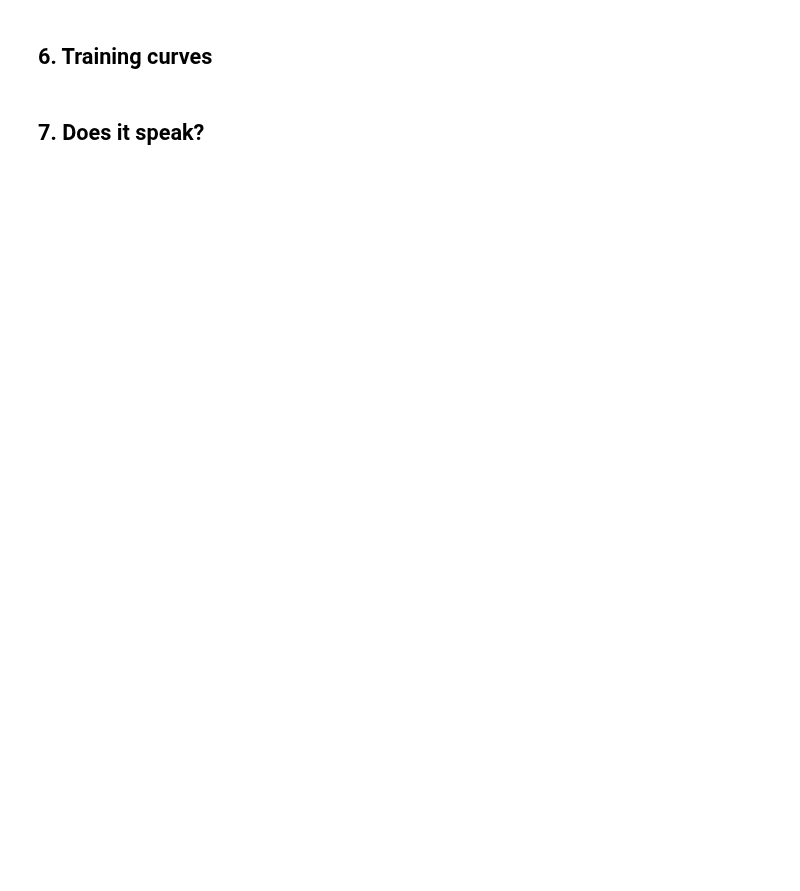
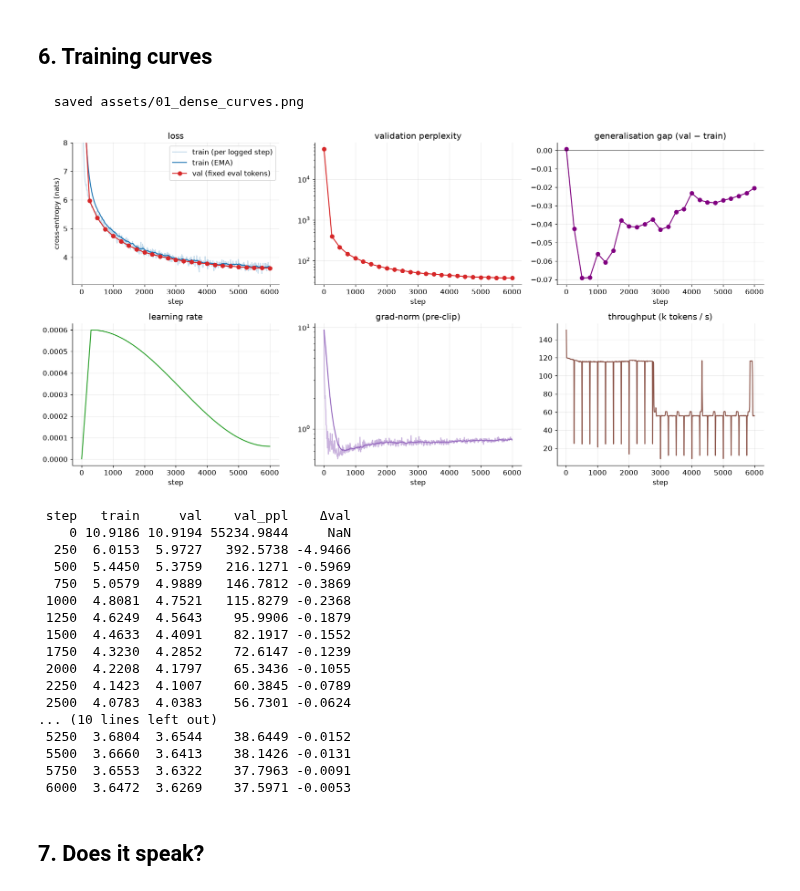
Before and after one commit to RaviNaik/ERA, a Jupyter notebook: v5/session14/moe_experiments/notebooks/01_dense_baseline.ipynb, the cells around one changed output. Saved outputs shown, nothing was run; the diff lists cells and outputs as text; code cells hidden in the pictures; blank space fills up the shorter version.

```diff
--- a/v5/session14/moe_experiments/notebooks/01_dense_baseline.ipynb
+++ b/v5/session14/moe_experiments/notebooks/01_dense_baseline.ipynb
@@ -171,35 +323,78 @@ print("\nsaved:", os.path.join(ckpt_dir(), "dense.pt"))
 # %%
 H = load_history("dense")
 steps = np.array(H["step"])
 fig, axs = plt.subplots(2, 3, figsize=(16, 8))
 
 ax = axs[0, 0]
 ax.plot(steps, H["loss"], alpha=0.25, color="#1f77b4", label="train (per logged step)")
 ax.plot(steps, ema(H["loss"], 0.1), color="#1f77b4", label="train (EMA)")
-ax.plot(H["eval_step"], H["val_loss"], "o-", color="#d62728", label="val (fixed eval tokens)")
-ax.set_title("loss"); ax.set_xlabel("step"); ax.set_ylabel("cross-entropy (nats)"); ax.legend()
+ax.plot(
+    H["eval_step"],
+    H["val_loss"],
+    "o-",
+    color="#d62728",
+    label="val (fixed eval tokens)",
+)
+ax.set_title("loss")
+ax.set_xlabel("step")
+ax.set_ylabel("cross-entropy (nats)")
+ax.legend()
 ax.set_ylim(top=min(max(H["loss"]), 8))
 
 ax = axs[0, 1]
-ax.plot(H["eval_step"], np.exp(H["val_loss"]), "o-", color="#d62728"); ax.set_yscale("log")
-ax.set_title("validation perplexity"); ax.set_xlabel("step")
+ax.plot(H["eval_step"], np.exp(H["val_loss"]), "o-", color="#d62728")
+ax.set_yscale("log")
+ax.set_title("validation perplexity")
+ax.set_xlabel("step")
 
 ax = axs[0, 2]
 gap = np.array(H["val_loss"]) - np.array(H["train_loss"])
-ax.plot(H["eval_step"], gap, "o-", color="purple"); ax.axhline(0, color="k", lw=0.5)
-ax.set_title("generalisation gap (val − train)"); ax.set_xlabel("step")
+ax.plot(H["eval_step"], gap, "o-", color="purple")
+ax.axhline(0, color="k", lw=0.5)
+ax.set_title("generalisation gap (val − train)")
+ax.set_xlabel("step")
 
-axs[1, 0].plot(steps, H["lr"], color="#2ca02c"); axs[1, 0].set_title("learning rate"); axs[1, 0].set_xlabel("step")
+axs[1, 0].plot(steps, H["lr"], color="#2ca02c")
+axs[1, 0].set_title("learning rate")
+axs[1, 0].set_xlabel("step")
 axs[1, 1].plot(steps, H["grad_norm"], color="#9467bd", alpha=0.5)
 axs[1, 1].plot(steps, ema(H["grad_norm"], 0.1), color="#9467bd")
-axs[1, 1].set_title("grad-norm (pre-clip)"); axs[1, 1].set_xlabel("step"); axs[1, 1].set_yscale("log")
+axs[1, 1].set_title("grad-norm (pre-clip)")
+axs[1, 1].set_xlabel("step")
+axs[1, 1].set_yscale("log")
 axs[1, 2].plot(steps[1:], np.array(H["tok_s"][1:]) / 1e3, color="#8c564b")
-axs[1, 2].set_title("throughput (k tokens / s)"); axs[1, 2].set_xlabel("step")
-plt.tight_layout(); savefig(fig, "01_dense_curves.png"); plt.show()
+axs[1, 2].set_title("throughput (k tokens / s)")
+axs[1, 2].set_xlabel("step")
+plt.tight_layout()
+savefig(fig, "01_dense_curves.png")
+plt.show()
 
-ev = pd.DataFrame({"step": H["eval_step"], "train": H["train_loss"], "val": H["val_loss"]})
-ev["val_ppl"] = np.exp(ev["val"]); ev["Δval"] = ev["val"].diff()
+ev = pd.DataFrame(
+    {"step": H["eval_step"], "train": H["train_loss"], "val": H["val_loss"]}
+)
+ev["val_ppl"] = np.exp(ev["val"])
+ev["Δval"] = ev["val"].diff()
 print(ev.round(4).to_string(index=False))
+# %% [output]
+  saved assets/01_dense_curves.png
+[figure, added]
+ step   train     val    val_ppl    Δval
+    0 10.9186 10.9194 55234.9844     NaN
+  250  6.0153  5.9727   392.5738 -4.9466
+  500  5.4450  5.3759   216.1271 -0.5969
+  750  5.0579  4.9889   146.7812 -0.3869
+ 1000  4.8081  4.7521   115.8279 -0.2368
+ 1250  4.6249  4.5643    95.9906 -0.1879
+ 1500  4.4633  4.4091    82.1917 -0.1552
+ 1750  4.3230  4.2852    72.6147 -0.1239
+ 2000  4.2208  4.1797    65.3436 -0.1055
+ 2250  4.1423  4.1007    60.3845 -0.0789
+ 2500  4.0783  4.0383    56.7301 -0.0624
+... (10 lines left out)
+ 5250  3.6804  3.6544    38.6449 -0.0152
+ 5500  3.6660  3.6413    38.1426 -0.0131
+ 5750  3.6553  3.6322    37.7963 -0.0091
+ 6000  3.6472  3.6269    37.5971 -0.0053
 # %% [markdown]
 ## 7. Does it speak?
 # %%
```
Also changed, not shown: parts of 9 cells of this notebook, 25 other files.
